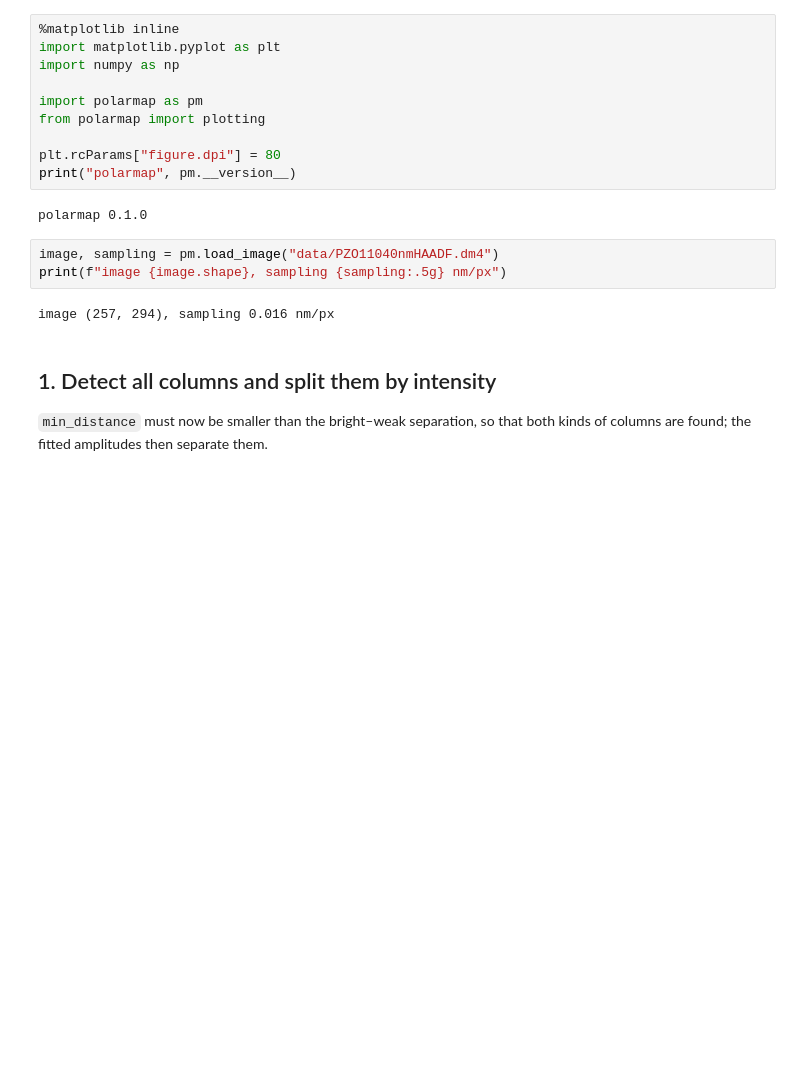
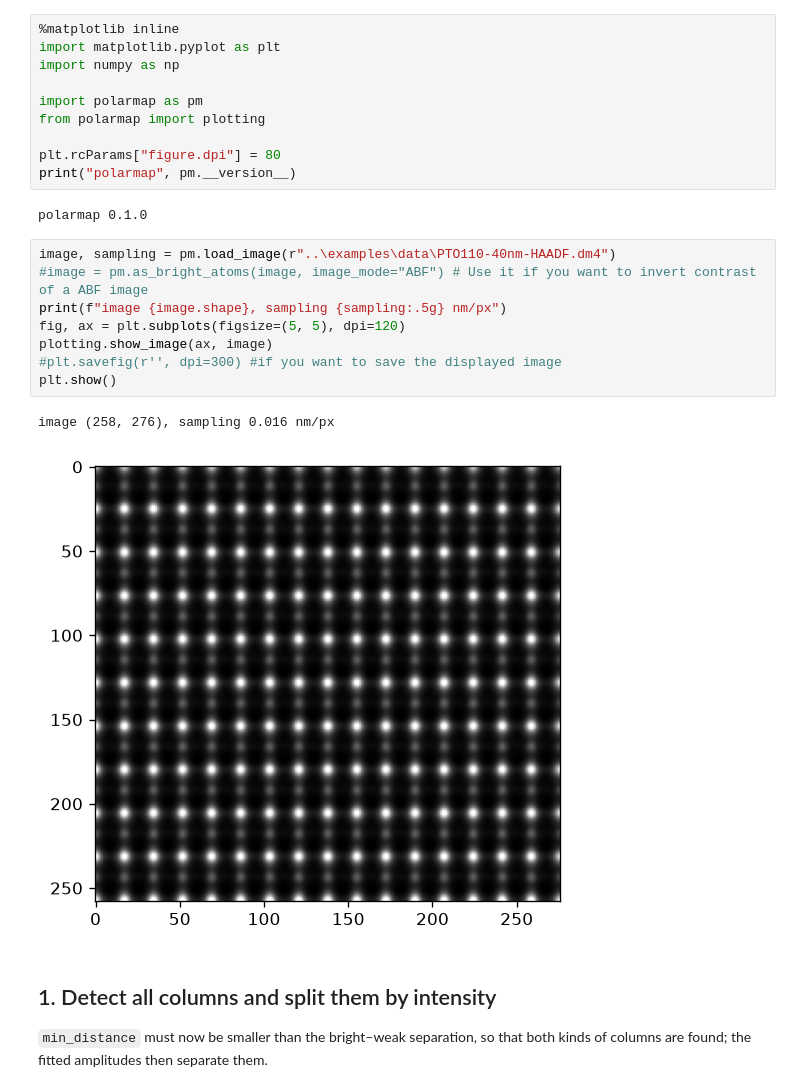
Before and after one commit to Cosmin7225/python-workflow-for-polarization-and-strain-mapping, a Jupyter notebook: examples/03_displacement_perovskite_110.ipynb, the cells around one changed output. Drawn from its saved outputs; the diff is of its cells as text; blank space fills up the shorter version.

```diff
--- a/examples/03_displacement_perovskite_110.ipynb
+++ b/examples/03_displacement_perovskite_110.ipynb
@@ -21,10 +21,16 @@ print("polarmap", pm.__version__)
 # %% [output]
 polarmap 0.1.0
 # %%
-image, sampling = pm.load_image("data/PZO11040nmHAADF.dm4")
+image, sampling = pm.load_image(r"..\examples\data\PTO110-40nm-HAADF.dm4")
+#image = pm.as_bright_atoms(image, image_mode="ABF") # Use it if you want to invert contrast of a ABF image
 print(f"image {image.shape}, sampling {sampling:.5g} nm/px")
+fig, ax = plt.subplots(figsize=(5, 5), dpi=120)
+plotting.show_image(ax, image)
+#plt.savefig(r'', dpi=300) #if you want to save the displayed image
+plt.show()
 # %% [output]
-image (257, 294), sampling 0.016 nm/px
+image (258, 276), sampling 0.016 nm/px
+[figure, added]
 # %% [markdown]
 ## 1. Detect all columns and split them by intensity
 
```
Also changed, not shown: parts of 7 cells of this notebook.
